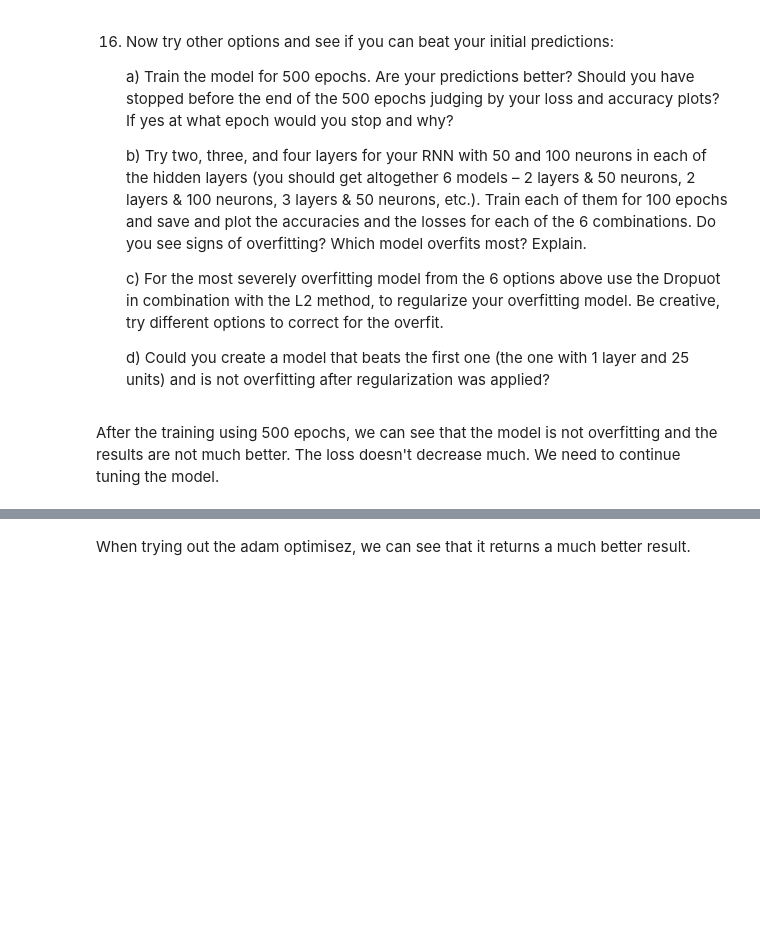
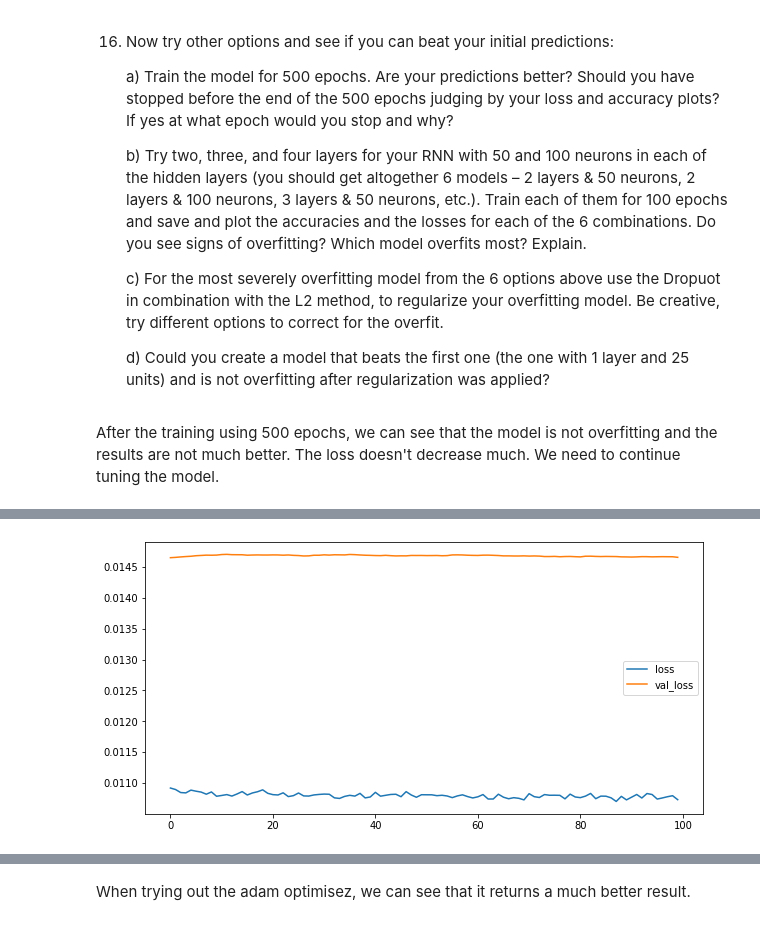
Before and after one commit to iondodon/RNDL, a Jupyter notebook: lab1/lab1.ipynb, the cells around one changed output, grey strips where cells are left out. Saved outputs shown, nothing was run; the diff lists cells and outputs as text; code cells hidden in the pictures; blank space fills up the shorter version.

```diff
--- a/lab1/lab1.ipynb
+++ b/lab1/lab1.ipynb
@@ -420,0 +343,84 @@ predict(layers, epochs=500)
+# %%
+print("2 LSTM layers each with 50 neurons")
+layers2neurons50 = [
+    LSTM(50, input_shape=(look_back, n_features), return_sequences=True),
+    Dropout(0.2),
+
+    LSTM(50),
+    Dropout(0.2),
+]
+predict(layers2neurons50, epochs=500)
+
+print("2 LSTM layers each with 100 neurons")
+layers2neurons100 = [
+    LSTM(100, input_shape=(look_back, n_features), return_sequences=True),
+    Dropout(0.2),
+
+    LSTM(100),
+    Dropout(0.2),
+]
+predict(layers2neurons100, epochs=500)
+
+# ============================
+
+print("3 LSTM layers each with 50 neurons")
+layers3neurons50 = [
+    LSTM(50, input_shape=(look_back, n_features), return_sequences=True),
+    Dropout(0.2),
+
+    LSTM(50, return_sequences=True),
+    Dropout(0.2),
+
+    LSTM(50),
+    Dropout(0.2),
+]
+predict(layers3neurons50, epochs=500)
+
+print("3 LSTM layers each with 100 neurons")
+layers3neurons100 = [
+    LSTM(100, input_shape=(look_back, n_features), return_sequences=True),
+    Dropout(0.2),
+
+    LSTM(100, return_sequences=True),
+    Dropout(0.2),
+
+    LSTM(100),
+    Dropout(0.2),
+]
+predict(layers3neurons100, epochs=500)
+
+
+# ============================
+
+print("4 LSTM layers each with 50 neurons")
+layers4neurons50 = [
+    LSTM(50, input_shape=(look_back, n_features), return_sequences=True),
+    Dropout(0.2),
+
+    LSTM(50, return_sequences=True),
+    Dropout(0.2),
+
+    LSTM(50, return_sequences=True),
+    Dropout(0.2),
+
+    LSTM(50),
+    Dropout(0.2)
+]
+predict(layers4neurons50, epochs=500)
+
+print("4 LSTM layers each with 100 neurons")
+layers4neurons100 = [
+    LSTM(100, input_shape=(look_back, n_features), return_sequences=True),
+    Dropout(0.2),
+
+    LSTM(100, return_sequences=True),
+    Dropout(0.2),
+
+    LSTM(100, return_sequences=True),
+    Dropout(0.2),
+
+    LSTM(100),
+    Dropout(0.2)
+]
+predict(layers4neurons100, epochs=500)
+# %% [output]
@@ -420,0 +428 @@ predict(layers, epochs=500)
+[figure, added]
```
Also changed, not shown: parts of 5 cells of this notebook, 2 other files.
